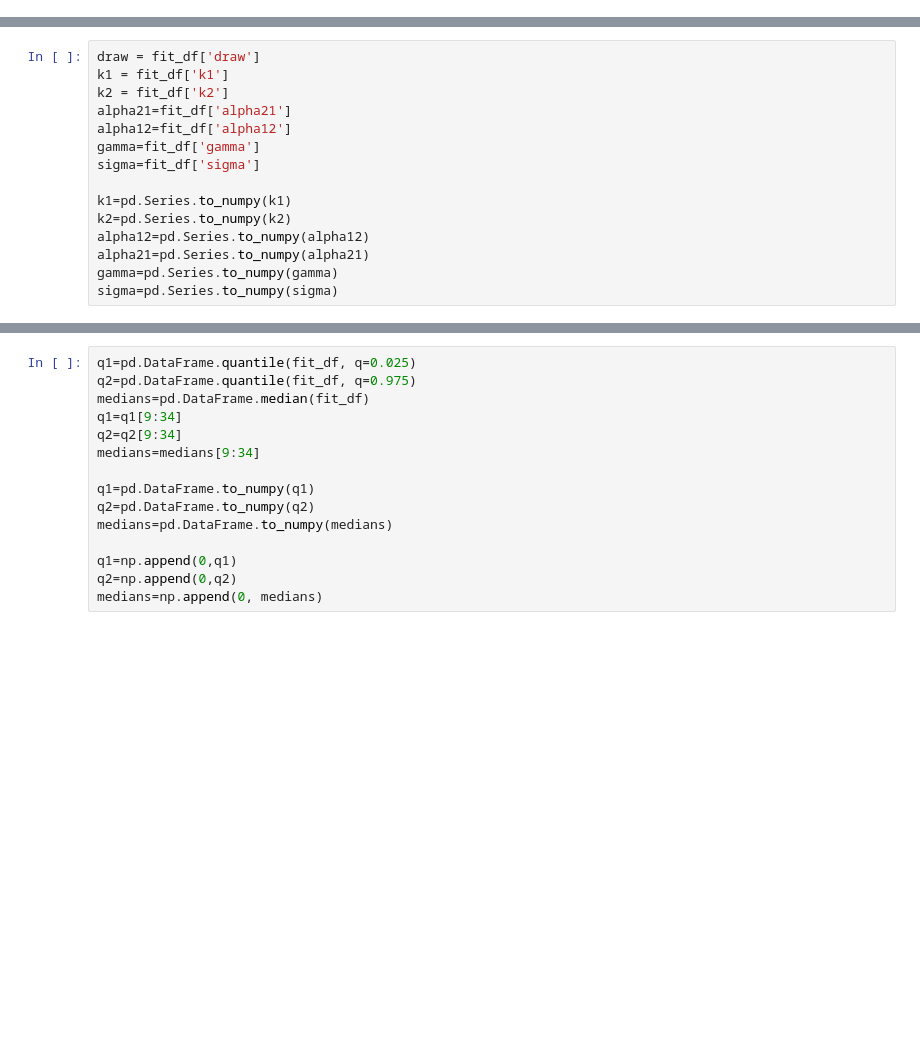
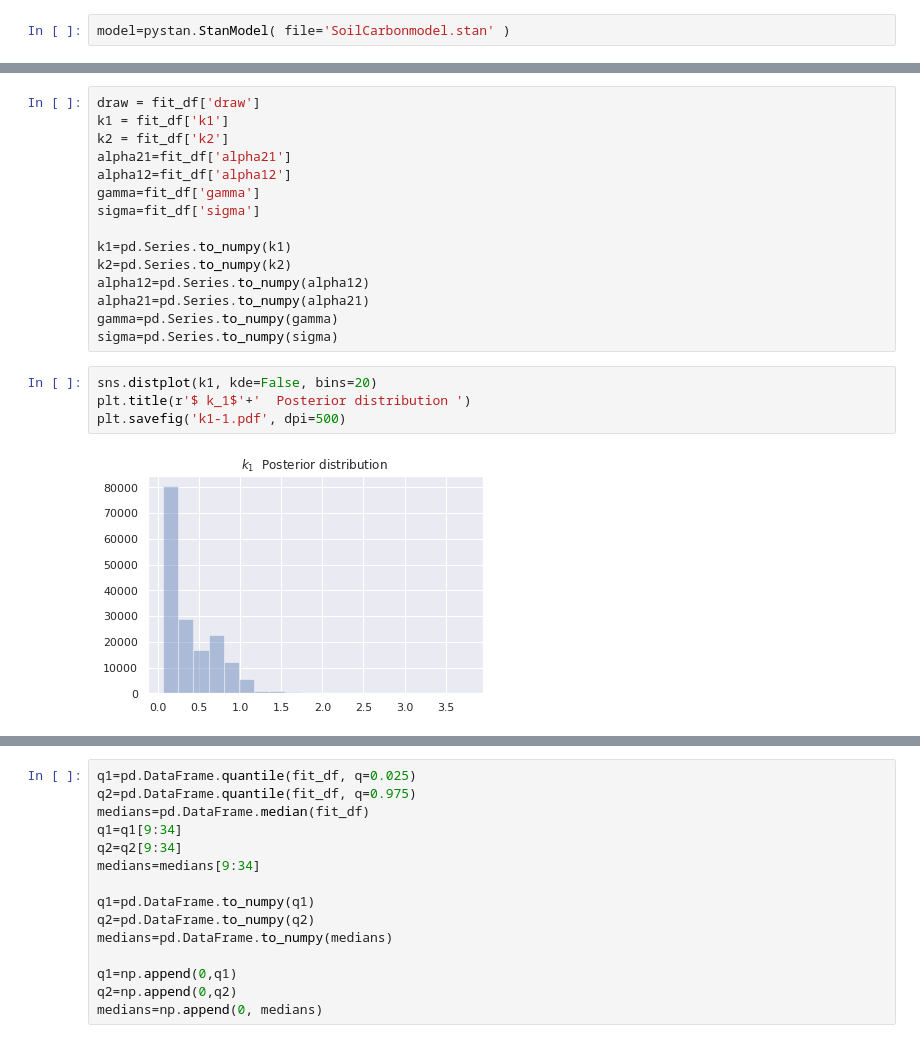
Before and after one commit to jear2412/BUQ-ODEsMCMC, a Jupyter notebook: SoilCarbonModelling.ipynb, the cells around one changed output, grey strips where cells are left out. Cells and saved outputs as stored; diff of their text form; blank space fills up the shorter version.

```diff
--- a/SoilCarbonModelling.ipynb
+++ b/SoilCarbonModelling.ipynb
@@ -60,0 +75,2 @@ KeyboardInterrupt: ignored
+# %%
+model=pystan.StanModel( file='SoilCarbonmodel.stan' )
@@ -122,4 +203,10 @@ alpha12=pd.Series.to_numpy(alpha12)
 alpha21=pd.Series.to_numpy(alpha21)
 gamma=pd.Series.to_numpy(gamma)
 sigma=pd.Series.to_numpy(sigma)
+# %%
+sns.distplot(k1, kde=False, bins=20)
+plt.title(r'$ k_1$'+'  Posterior distribution ')
+plt.savefig('k1-1.pdf', dpi=500)
+# %% [output]
+[figure, added]
 # %%
```
Also changed, not shown: parts of 29 cells of this notebook.
